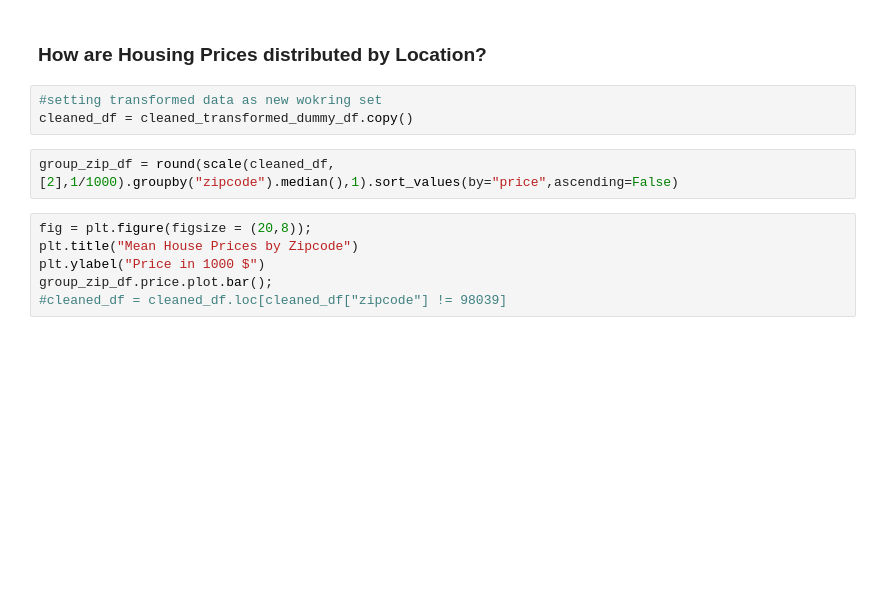
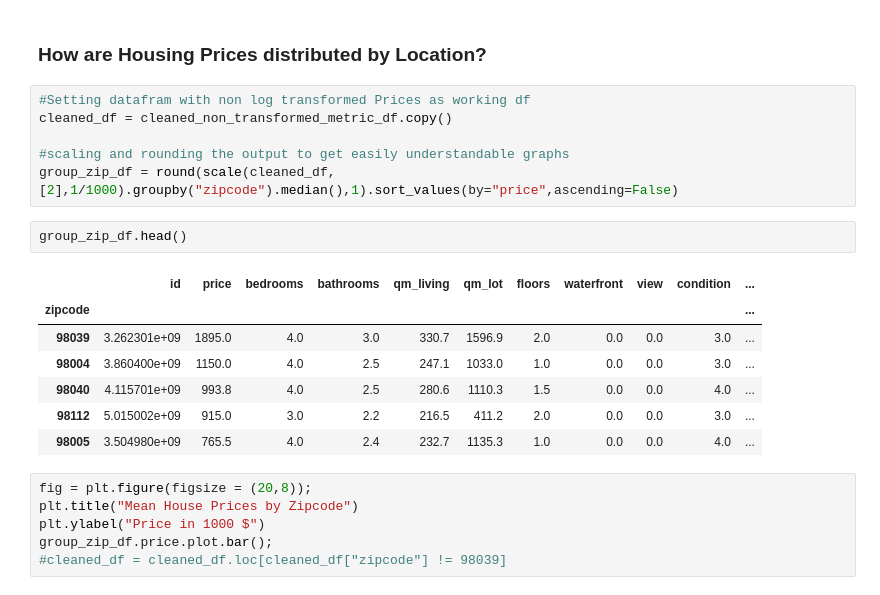
Before and after one commit to Pietrassyk/dsc-v2-mod1-final-project-nyc-ds-career-042219, a Jupyter notebook: student.ipynb, the cells around one changed output. Drawn from its saved outputs; the diff is of its cells as text; blank space fills up the shorter version.

```diff
--- a/student.ipynb
+++ b/student.ipynb
@@ -364,11 +376,22 @@ The most likely combination for a House to be sold is:
 * 100 - 200 m2 of living space
 # %% [markdown]
 ### How are Housing Prices distributed by Location?
-# %%
-#setting transformed data as new wokring set
-cleaned_df = cleaned_transformed_dummy_df.copy()
 # %%
+#Setting datafram with non log transformed Prices as working df
+cleaned_df = cleaned_non_transformed_metric_df.copy()
+
+#scaling and rounding the output to get easily understandable graphs
 group_zip_df = round(scale(cleaned_df,[2],1/1000).groupby("zipcode").median(),1).sort_values(by="price",ascending=False)
+# %%
+group_zip_df.head()
+# %% [output]
+|  | id | price | bedrooms | bathrooms | qm_living | qm_lot | floors | waterfront | view | condition | ... |
+| zipcode |  |  |  |  |  |  |  |  |  |  | ... |
+| 98039 | 3.262301e+09 | 1895.0 | 4.0 | 3.0 | 330.7 | 1596.9 | 2.0 | 0.0 | 0.0 | 3.0 | ... |
+| 98004 | 3.860400e+09 | 1150.0 | 4.0 | 2.5 | 247.1 | 1033.0 | 1.0 | 0.0 | 0.0 | 3.0 | ... |
+| 98040 | 4.115701e+09 | 993.8 | 4.0 | 2.5 | 280.6 | 1110.3 | 1.5 | 0.0 | 0.0 | 4.0 | ... |
+| 98112 | 5.015002e+09 | 915.0 | 3.0 | 2.2 | 216.5 | 411.2 | 2.0 | 0.0 | 0.0 | 3.0 | ... |
+| 98005 | 3.504980e+09 | 765.5 | 4.0 | 2.4 | 232.7 | 1135.3 | 1.0 | 0.0 | 0.0 | 4.0 | ... |
 # %%
 fig = plt.figure(figsize = (20,8));
 plt.title("Mean House Prices by Zipcode")
```
Also changed, not shown: parts of 16 cells of this notebook, 3 other files.
